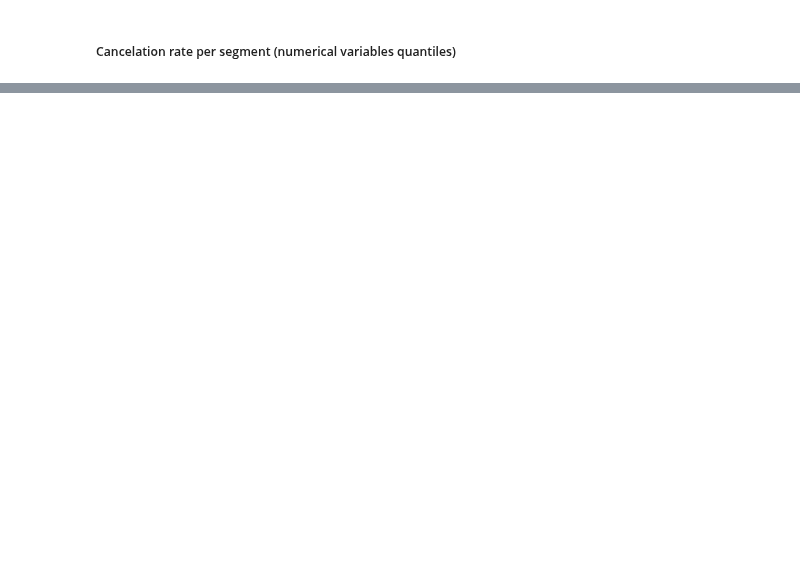
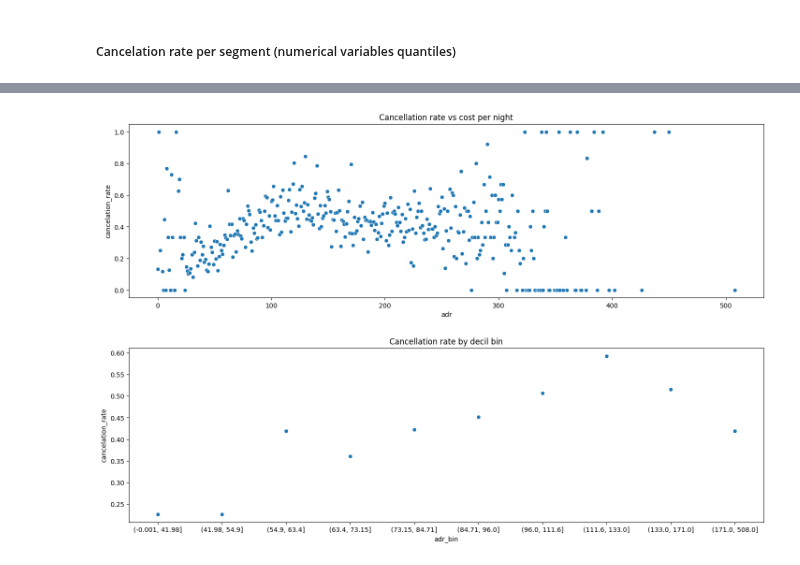
Before and after one commit to maxenceperon/Taller1_Felipe_Maxence_Ciencia_de_datos, a Jupyter notebook: eda.ipynb, the cells around one changed output, grey strips where cells are left out. Drawn from its saved outputs; the diff is of its cells as text; code cells hidden in the pictures; blank space fills up the shorter version.

```diff
--- a/eda.ipynb
+++ b/eda.ipynb
@@ -232,0 +277,34 @@ display(summary_adr)
+# %%
+plot_data1 = (
+    df.groupby(df["adr"].round(0))["is_canceled"].agg(
+        bookings="count",
+        cancelations="sum",
+        cancelation_rate="mean"
+    )
+    #.query("bookings > 12")   # keep only groups with >12 bookings (percentile 5)
+    .sort_values("adr", ascending=True)
+    .reset_index()
+)
+
+plot_data2 = summary_adr.reset_index()
+
+fig, (ax1,ax2)= plt.subplots(2,1, figsize=(15, 10))
+
+sns.scatterplot(
+    x=plot_data1["adr"],
+    y=plot_data1["cancelation_rate"],
+    ax=ax1
+    )
+ax1.set_title("Cancellation rate vs cost per night")
+
+sns.scatterplot(
+    x=plot_data2["adr_bin"].astype(str),
+    y=plot_data2["cancelation_rate"],
+    ax=ax2
+    )
+ax2.set_title("Cancellation rate by decil bin")
+
+plt.tight_layout(pad=3.0)
+plt.show()
+# %% [output]
+[figure, added]
```
Also changed, not shown: parts of 3 cells of this notebook.
